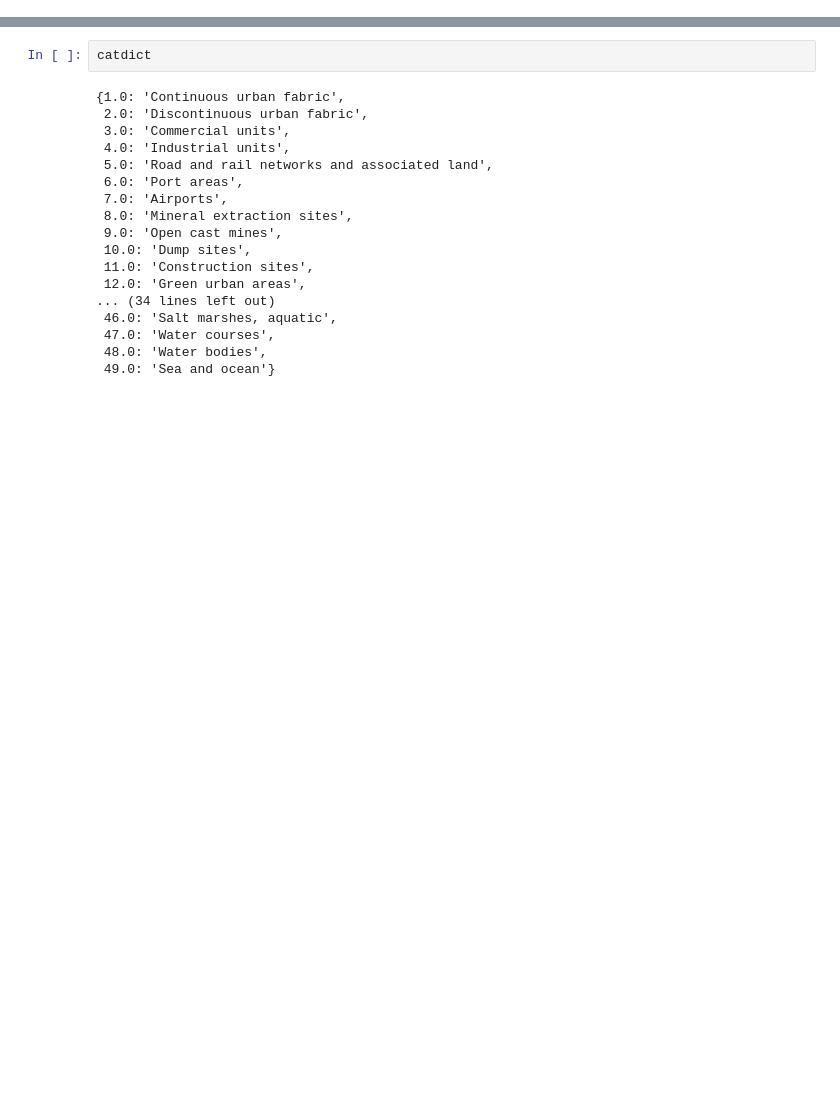
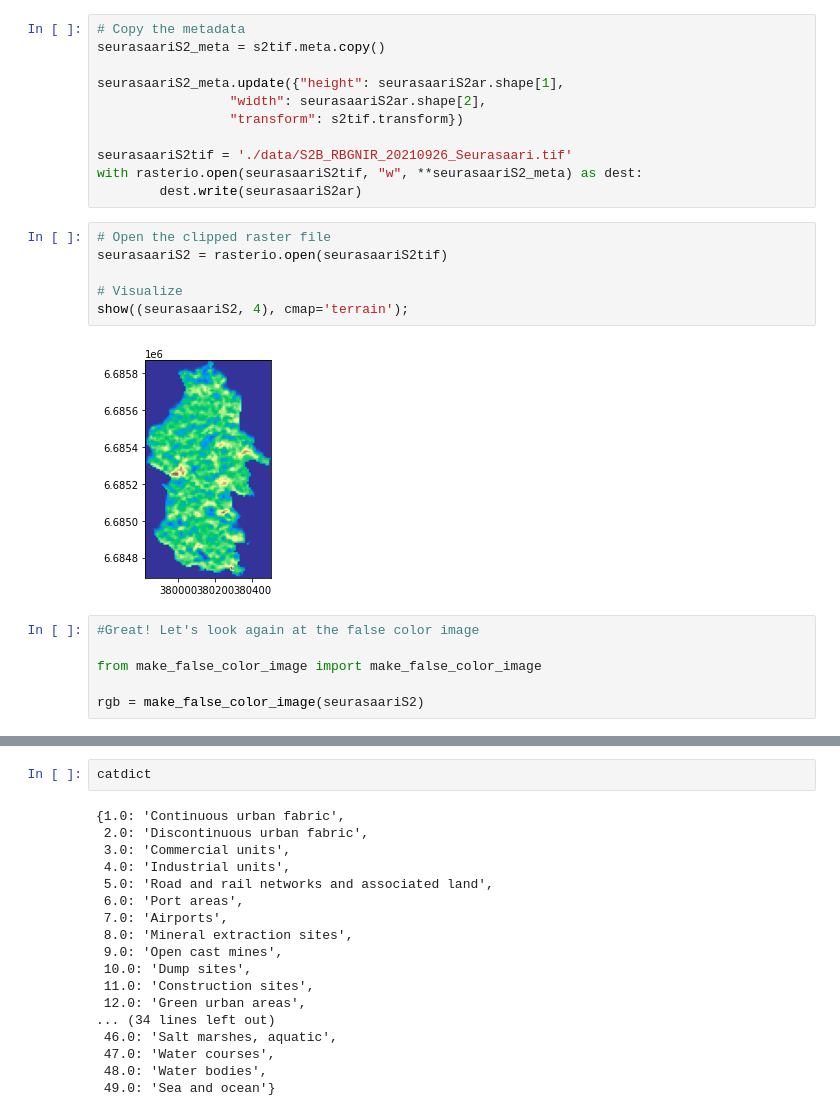
Before and after one commit to csc-training/PythonGIS_CSC, a Jupyter notebook: Raster/Seurasaari_trees.ipynb, the cells around one changed output, grey strips where cells are left out. Cells and saved outputs as stored; diff of their text form; blank space fills up the shorter version.

```diff
--- a/Raster/Seurasaari_trees.ipynb
+++ b/Raster/Seurasaari_trees.ipynb
@@ -221,0 +247,25 @@ with rasterio.open("seurasaari_ndvi.tif", "w", **out_meta) as dest:
+# %%
+# Copy the metadata
+seurasaariS2_meta = s2tif.meta.copy()
+
+seurasaariS2_meta.update({"height": seurasaariS2ar.shape[1],
+                 "width": seurasaariS2ar.shape[2],
+                 "transform": s2tif.transform})
+
+seurasaariS2tif = './data/S2B_RBGNIR_20210926_Seurasaari.tif'
+with rasterio.open(seurasaariS2tif, "w", **seurasaariS2_meta) as dest:
+        dest.write(seurasaariS2ar)
+# %%
+# Open the clipped raster file
+seurasaariS2 = rasterio.open(seurasaariS2tif)
+
+# Visualize
+show((seurasaariS2, 4), cmap='terrain');
+# %% [output]
+[figure, added]
+# %%
+#Great! Let's look again at the false color image
+
+from make_false_color_image import make_false_color_image
+
+rgb = make_false_color_image(seurasaariS2)
```
Also changed, not shown: parts of 78 cells of this notebook, 7 other files.
